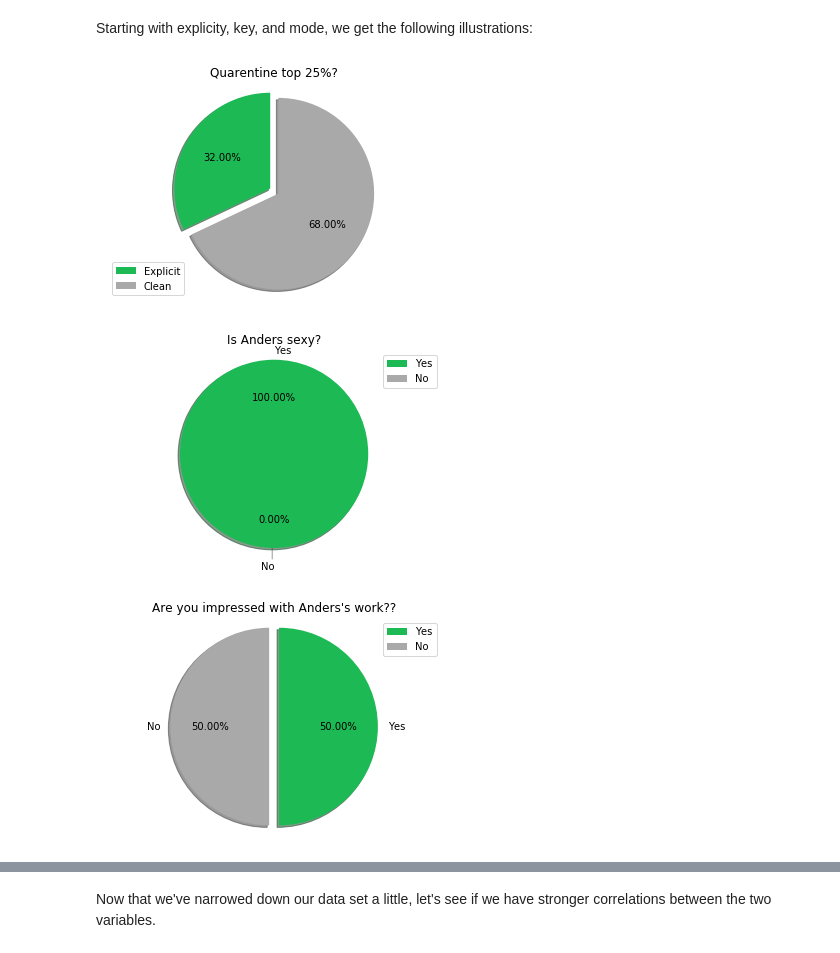
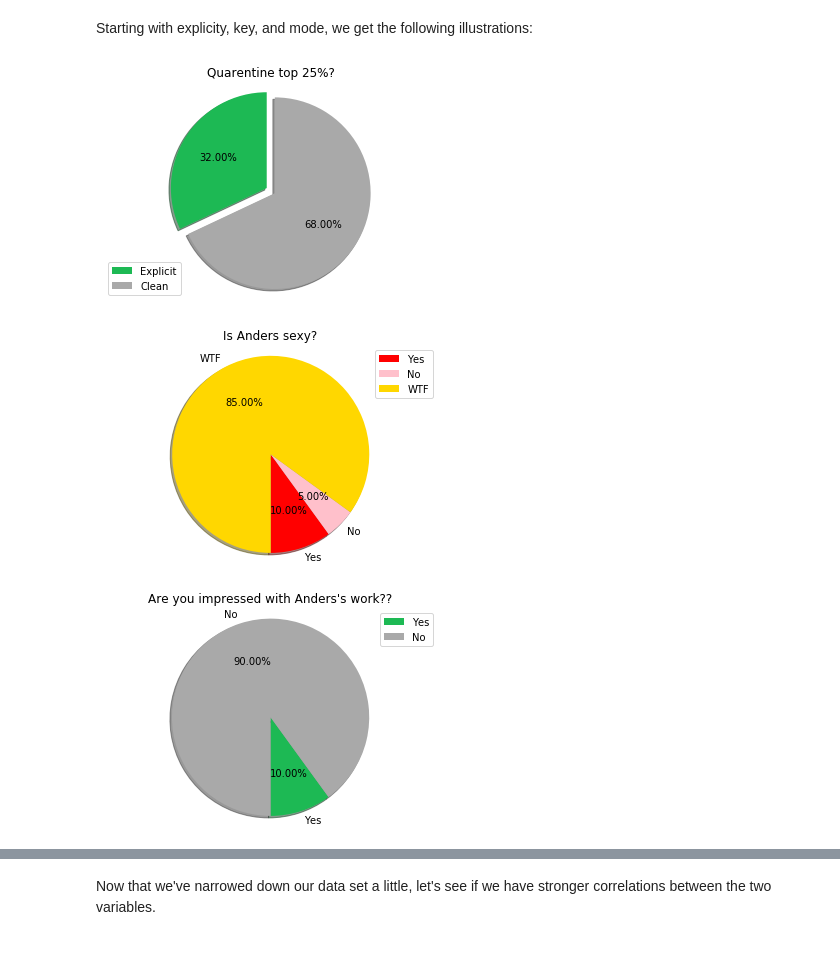
Before and after one commit to kzo2/Info-2950-Final-Project, a Jupyter notebook: data_analysis_v1.ipynb, the cells around one changed output, grey strips where cells are left out. Drawn from its saved outputs; the diff is of its cells as text; code cells hidden in the pictures.

```diff
--- a/data_analysis_v1.ipynb
+++ b/data_analysis_v1.ipynb
@@ -516,44 +517,42 @@ ax1.pie(sizes, explode=explode, autopct='%1.2f%%', colors = colors,
 shadow=True, startangle=90)
 
 ax1.axis('equal')  # Equal aspect ratio ensures that pie is drawn as a circle.
 plt.legend(labels, loc="best")
 plt.title("Quarentine top 25%?")
 plt.show()
 
 
 
-labels = 'Yes', 'No'
-sizes = [100, 0]
-explode = (0, 0.1)
+labels = 'Yes', 'No', 'WTF'
+sizes = [10, 5, 85]
+colors = ['red', 'pink', 'gold']
 
 fig1, ax1 = plt.subplots()
-colors = ['#1DB954', 'darkgrey']
-ax1.pie(sizes, explode=explode, autopct='%1.2f%%', colors = colors, labels = labels,
+ax1.pie(sizes, autopct='%1.2f%%', colors = colors, labels = labels,
 shadow=True, startangle=270)
 
 ax1.axis('equal')  # Equal aspect ratio ensures that pie is drawn as a circle.
 plt.legend(labels, loc="best")
 plt.title("Is Anders sexy?")
 plt.show()
 
 
 labels = 'Yes', 'No'
-sizes = [50, 50]
-explode = (0, 0.1)
+sizes = [10, 90]
 
 fig1, ax1 = plt.subplots()
 colors = ['#1DB954', 'darkgrey']
-ax1.pie(sizes, explode=explode, autopct='%1.2f%%', colors = colors, labels = labels,
+ax1.pie(sizes, autopct='%1.2f%%', colors = colors, labels = labels,
 shadow=True, startangle=270)
 
 ax1.axis('equal')  # Equal aspect ratio ensures that pie is drawn as a circle.
 plt.legend(labels, loc="best")
 plt.title("Are you impressed with Anders's work??")
 plt.show()
 # %% [output]
-[figure, old version]
+[figure, new version]
-[figure, old version]
+[figure, new version]
-[figure, old version]
+[figure, new version]
 # %%
 plt.scatter(top_25_percent['popularity'], top_25_percent['count'])
 plt.xlabel('Popularity Level (0-100)')
```
Also changed, not shown: parts of 40 cells of this notebook, 8 other files.
